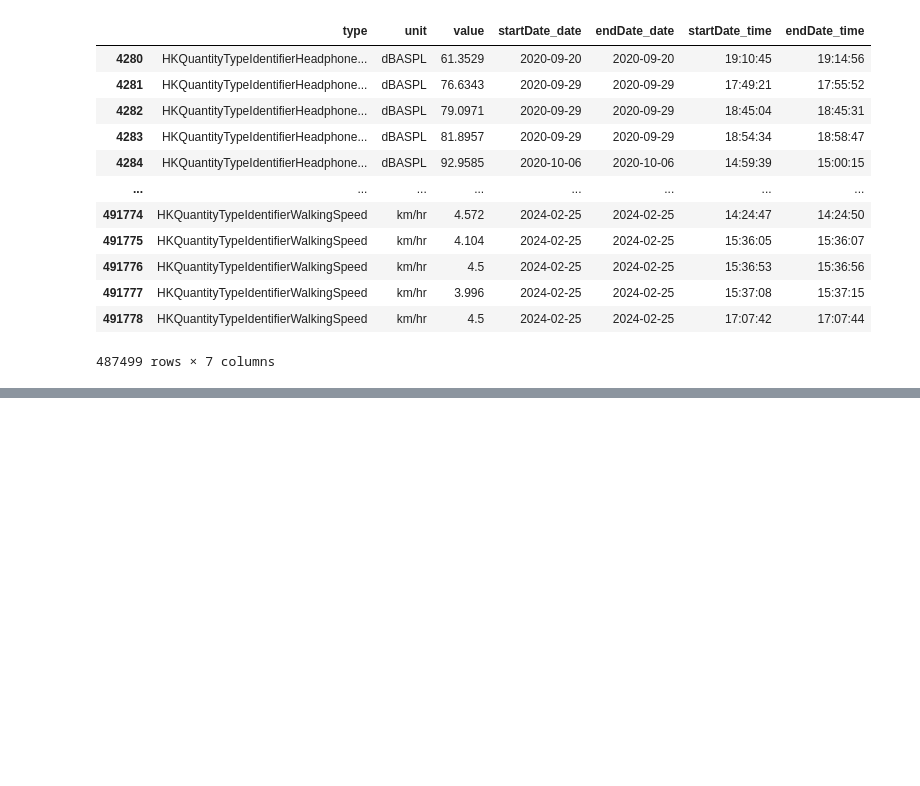
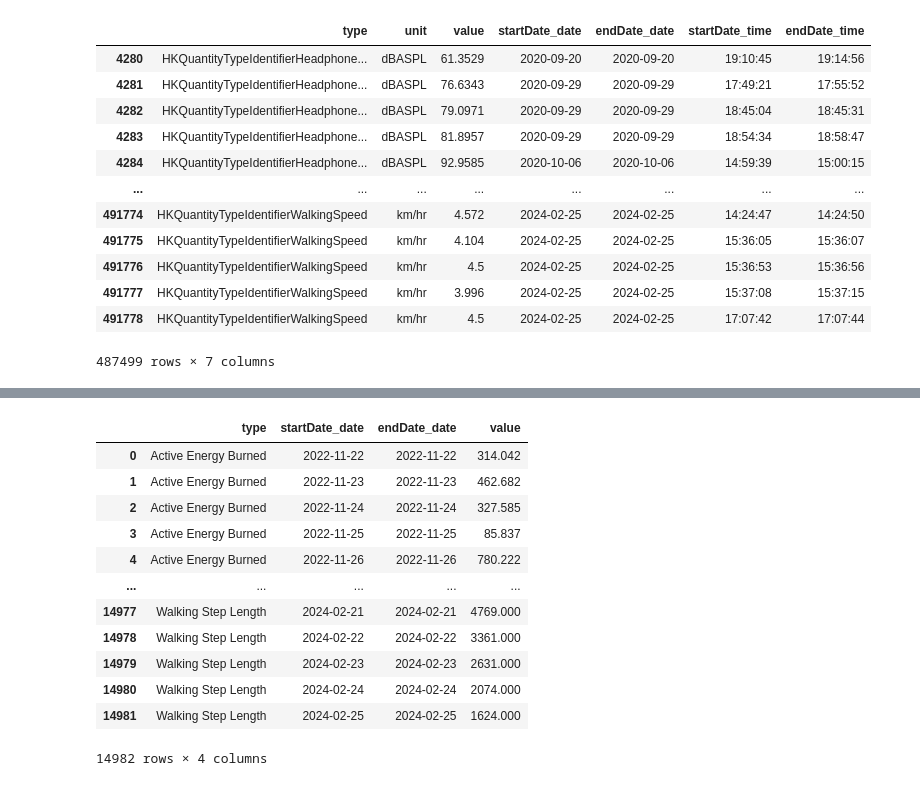
Before and after one commit to Sebastian-Cordova-Mendoza/Healthcare-Analytics-with-Hugging-Face-Models, a Jupyter notebook: fromXMLtoCleanData.ipynb, the cells around one changed output, grey strips where cells are left out. Drawn from its saved outputs; the diff is of its cells as text; code cells hidden in the pictures; blank space fills up the shorter version.

```diff
--- a/fromXMLtoCleanData.ipynb
+++ b/fromXMLtoCleanData.ipynb
@@ -201,0 +251,3 @@ df_values
+# %%
+df_values["value"]= df_values["value"].astype(float)
+group_df = df_values.groupby(['type', 'startDate_date', 'endDate_date'])['value'].sum().reset_index()
@@ -201,0 +272,16 @@ df_values
+# %%
+group_df
+# %% [output]
+|  | type | startDate_date | endDate_date | value |
+| 0 | Active Energy Burned | 2022-11-22 | 2022-11-22 | 314.042 |
+| 1 | Active Energy Burned | 2022-11-23 | 2022-11-23 | 462.682 |
+| 2 | Active Energy Burned | 2022-11-24 | 2022-11-24 | 327.585 |
+| 3 | Active Energy Burned | 2022-11-25 | 2022-11-25 | 85.837 |
+| 4 | Active Energy Burned | 2022-11-26 | 2022-11-26 | 780.222 |
+| ... | ... | ... | ... | ... |
+| 14977 | Walking Step Length | 2024-02-21 | 2024-02-21 | 4769.000 |
+| 14978 | Walking Step Length | 2024-02-22 | 2024-02-22 | 3361.000 |
+| 14979 | Walking Step Length | 2024-02-23 | 2024-02-23 | 2631.000 |
+| 14980 | Walking Step Length | 2024-02-24 | 2024-02-24 | 2074.000 |
+| 14981 | Walking Step Length | 2024-02-25 | 2024-02-25 | 1624.000 |
+14982 rows × 4 columns
```
Also changed, not shown: parts of 9 cells of this notebook, 2 other files.
